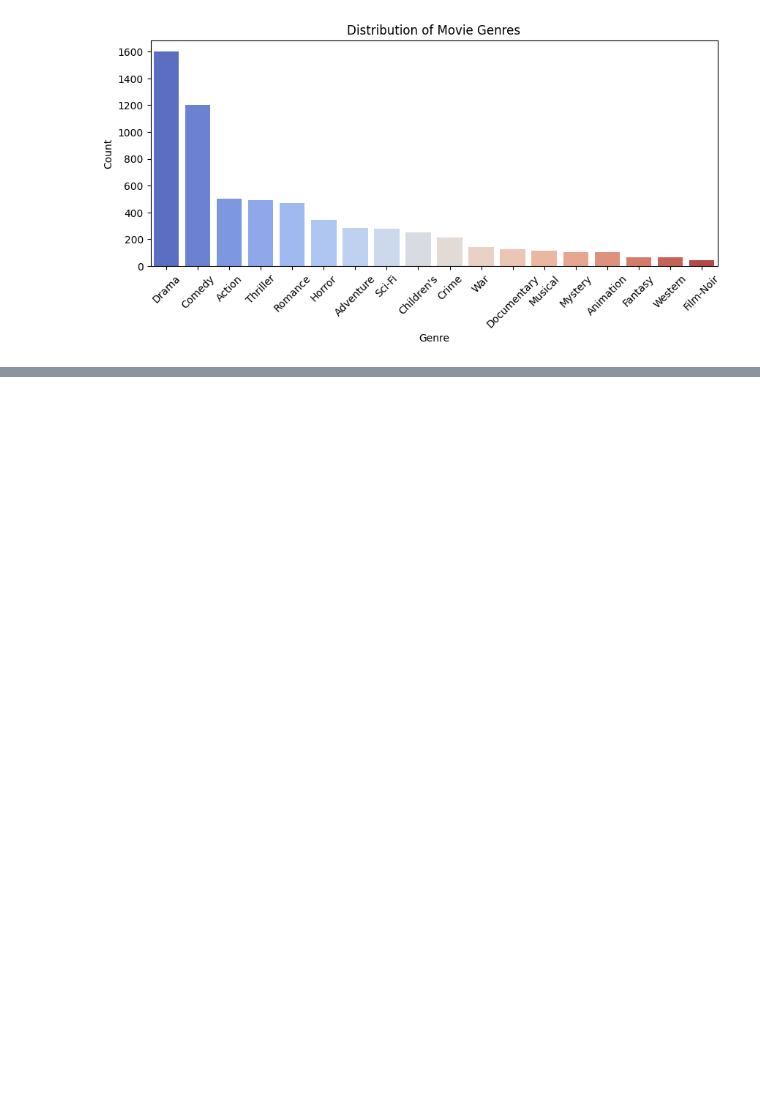
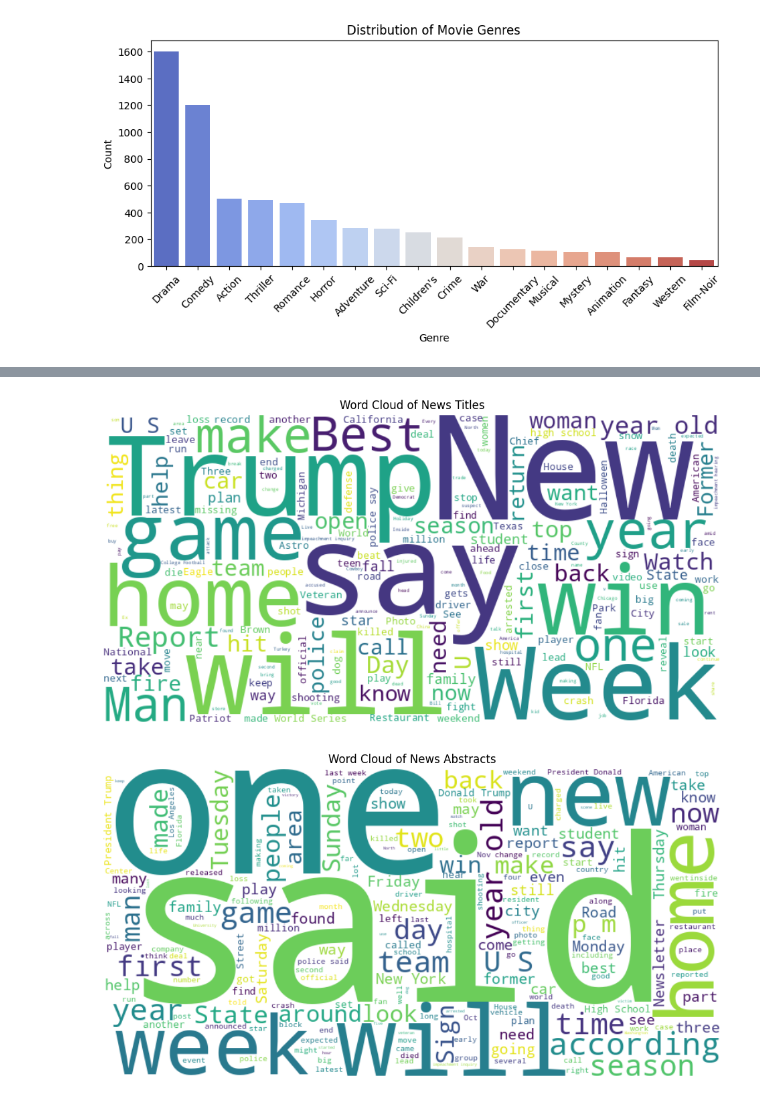
Before and after one commit to shitijseth/Unified-Cross-Domain-Recommender-System, a Jupyter notebook: data_exploration.ipynb, the cells around one changed output, grey strips where cells are left out. Saved outputs shown, nothing was run; the diff lists cells and outputs as text; code cells hidden in the pictures; blank space fills up the shorter version.

```diff
--- a/data_exploration.ipynb
+++ b/data_exploration.ipynb
@@ -397,3 +401,29 @@ Example parsed abstract entities (first 5 rows):
 2  N61837  [{'Label': 'Ukraine', 'Type': 'G', 'WikidataId...
 3  N53526  [{'Label': 'National Basketball Association', ...
 4  N38324                                                 []
+# %%
+from wordcloud import WordCloud
+import matplotlib.pyplot as plt
+
+# Generate a word cloud for news titles
+titles_text = " ".join(news['title'].dropna().tolist())
+title_wordcloud = WordCloud(width=800, height=400, background_color='white').generate(titles_text)
+
+plt.figure(figsize=(12, 6))
+plt.imshow(title_wordcloud, interpolation="bilinear")
+plt.axis("off")
+plt.title("Word Cloud of News Titles")
+plt.show()
+
+# Generate a word cloud for news abstracts
+abstracts_text = " ".join(news['abstract'].dropna().tolist())
+abstract_wordcloud = WordCloud(width=800, height=400, background_color='white').generate(abstracts_text)
+
+plt.figure(figsize=(12, 6))
+plt.imshow(abstract_wordcloud, interpolation="bilinear")
+plt.axis("off")
+plt.title("Word Cloud of News Abstracts")
+plt.show()
+# %% [output]
+[figure, added]
+[figure, added]
```
Also changed, not shown: parts of 4 cells of this notebook.
